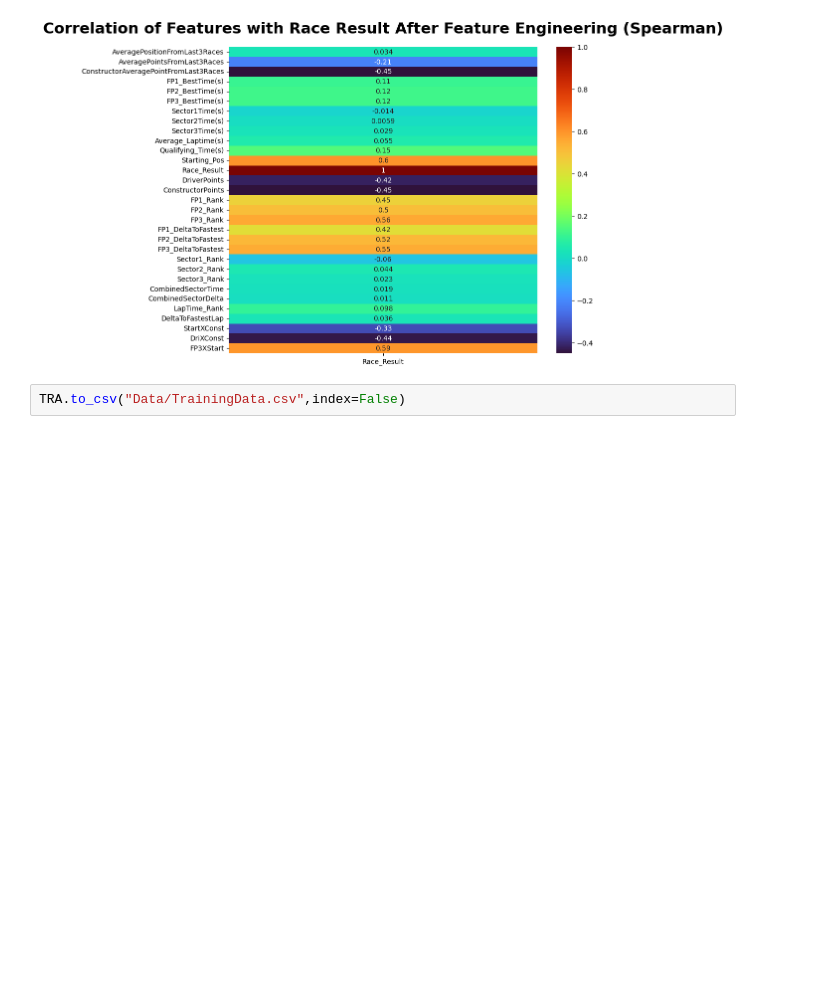
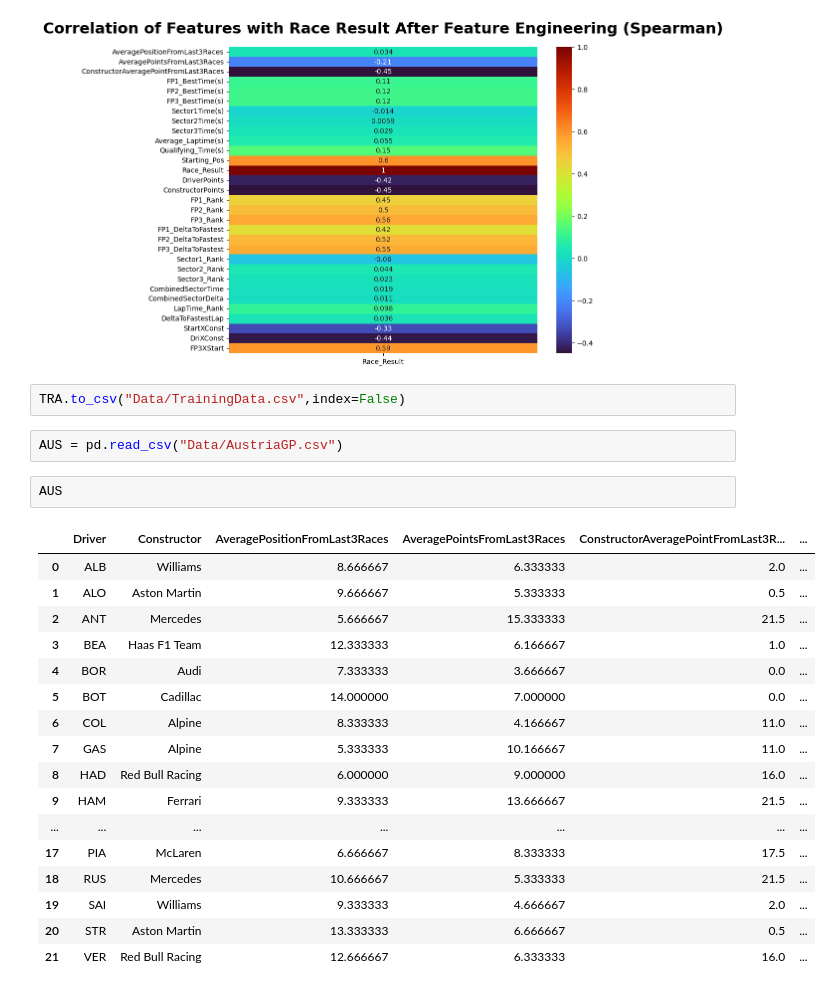
Before and after one commit to SatyamKumar457/F1-2026-Prediction, a Jupyter notebook: Race/08.AustriaGP/EDA.ipynb, the cells around one changed output. Cells and saved outputs as stored; diff of their text form; blank space fills up the shorter version.

Commit message:
Data Cleaning Done.

```diff
--- a/Race/08.AustriaGP/EDA.ipynb
+++ b/Race/08.AustriaGP/EDA.ipynb
@@ -854,3 +854,25 @@ plt.show()
 [figure]
 # %%
 TRA.to_csv("Data/TrainingData.csv",index=False)
+# %%
+AUS = pd.read_csv("Data/AustriaGP.csv")
+# %%
+AUS
+# %% [output]
+|  | Driver | Constructor | AveragePositionFromLast3Races | AveragePointsFromLast3Races | ConstructorAveragePointFromLast3R... | ... |
+| 0 | ALB | Williams | 8.666667 | 6.333333 | 2.0 | ... |
+| 1 | ALO | Aston Martin | 9.666667 | 5.333333 | 0.5 | ... |
+| 2 | ANT | Mercedes | 5.666667 | 15.333333 | 21.5 | ... |
+| 3 | BEA | Haas F1 Team | 12.333333 | 6.166667 | 1.0 | ... |
+| 4 | BOR | Audi | 7.333333 | 3.666667 | 0.0 | ... |
+| 5 | BOT | Cadillac | 14.000000 | 7.000000 | 0.0 | ... |
+| 6 | COL | Alpine | 8.333333 | 4.166667 | 11.0 | ... |
+| 7 | GAS | Alpine | 5.333333 | 10.166667 | 11.0 | ... |
+| 8 | HAD | Red Bull Racing | 6.000000 | 9.000000 | 16.0 | ... |
+| 9 | HAM | Ferrari | 9.333333 | 13.666667 | 21.5 | ... |
+| ... | ... | ... | ... | ... | ... | ... |
+| 17 | PIA | McLaren | 6.666667 | 8.333333 | 17.5 | ... |
+| 18 | RUS | Mercedes | 10.666667 | 5.333333 | 21.5 | ... |
+| 19 | SAI | Williams | 9.333333 | 4.666667 | 2.0 | ... |
+| 20 | STR | Aston Martin | 13.333333 | 6.666667 | 0.5 | ... |
+| 21 | VER | Red Bull Racing | 12.666667 | 6.333333 | 16.0 | ... |
```
Also changed, not shown: parts of 3 cells of this notebook, 1 other file.
